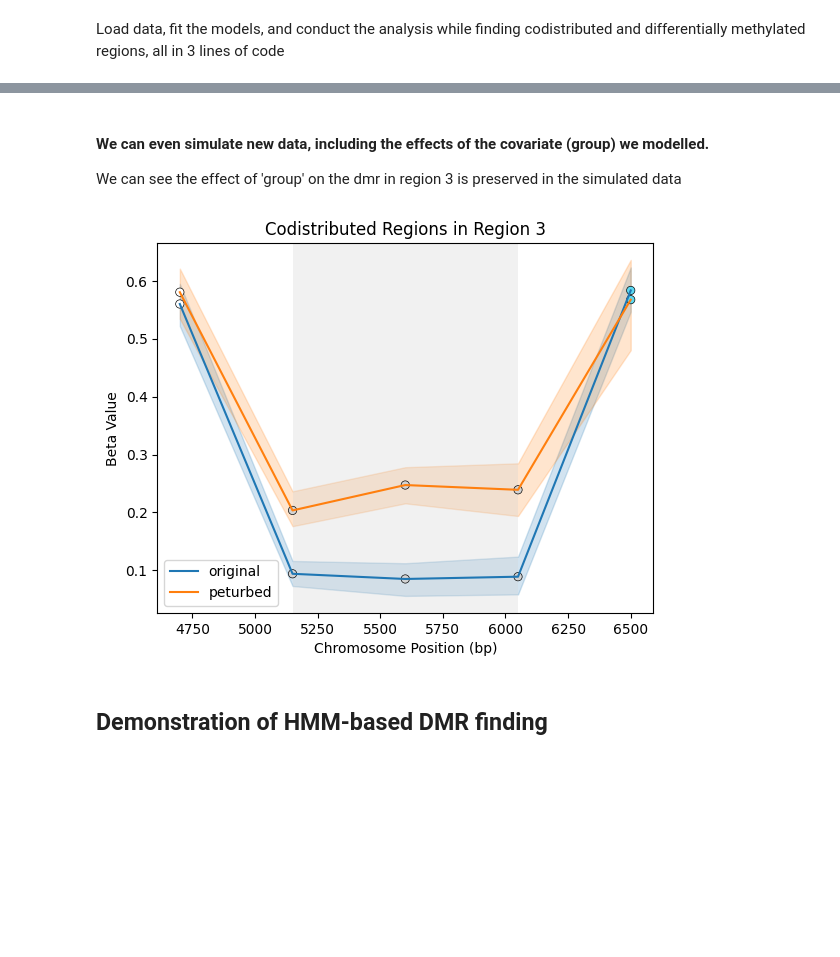
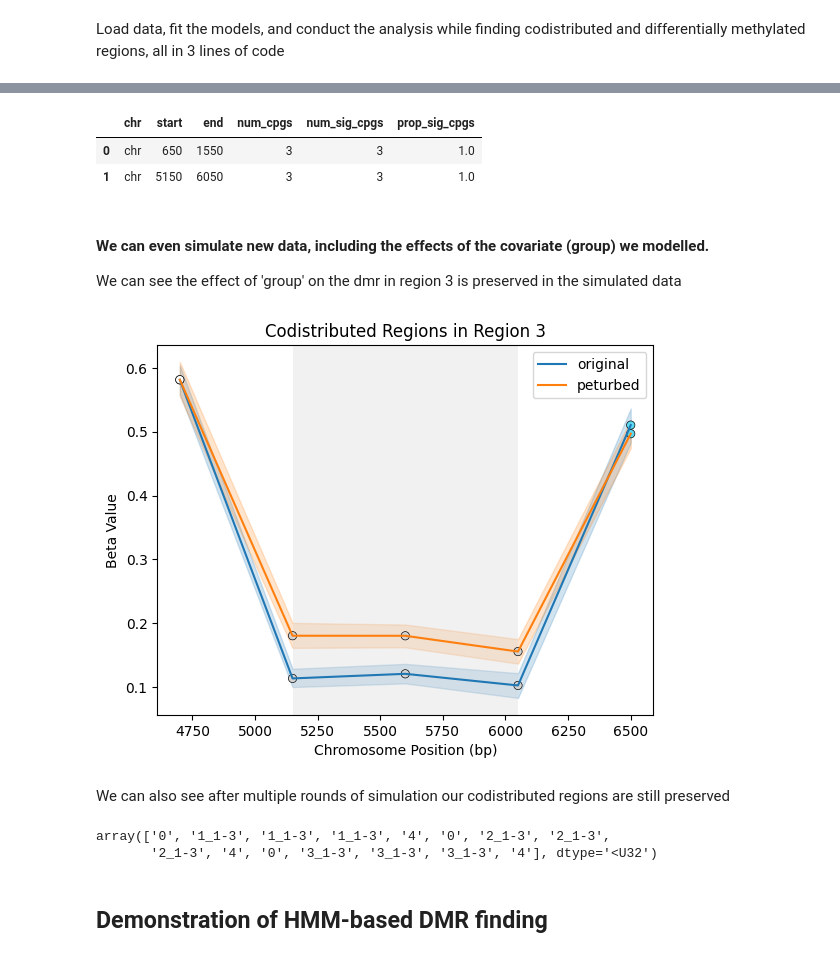
Before and after one commit to AndyCGraham/pyMethTools, a Jupyter notebook: vignettes/vignette.ipynb, the cells around one changed output, grey strips where cells are left out. Cells and saved outputs as stored; diff of their text form; code cells hidden in the pictures; blank space fills up the shorter version.

```diff
--- a/vignettes/vignette.ipynb
+++ b/vignettes/vignette.ipynb
@@ -14,9 +14,9 @@ np.random.seed(42)
 # %% [markdown]
 ## Simulate some data (15 cpgs spread across 3 regions with 15 samples)
 # %%
-sample_size=15
+sample_size=50
 n_cpg=15
-read_depth=30
+read_depth=50
 meth_levels=[0.5,0.05,0.05,0.05,0.5,0.9,0.1,0.1,0.1,0.8, 0.6,0.12,0.13,0.12,0.5]
 coverage = np.empty(shape=(n_cpg,sample_size), dtype=int)
 meth = np.empty(shape=(n_cpg,sample_size), dtype=int)
@@ -63,9 +67,9 @@ We can see in this simple example we found that the middle three cpgs in each re
 We can also simulate a pertubation to a set of samples, which alters the level of methylation in some of these regions.
 This is done by setting adjust factor, which specifies the log2FoldChange of the proportion of reads methylated at a CpG. This adjust factor will be applied to cpgs in n_diff_regions (here 2), with half of the regions experiencing a negative change and half a positive change in the number of reads methylated over their CpGs by default (change the prop_pos paramter to alter this).
 # %%
-sim_meth,sim_coverage,adjust,adjust_regions=obj.sim_multiple_cpgs(sample_size=15,
+sim_meth,sim_coverage,adjust,adjust_regions=obj.sim_multiple_cpgs(sample_size=sample_size,
                                                                   use_codistrib_regions=True,
-                                                                  ncpu=1,adjust_factor=0.15,
+                                                                  ncpu=1,adjust_factor=0.05,
                                                                   n_diff_regions=[2,0],
                                                                   chunksize=1)
 combined_meth=np.concatenate([meth,sim_meth],axis=1)
@@ -93,7 +97,13 @@ Let's see if we can pick up these pertubations using beta binomial regression
 Make a design matrix for proportion of reads methylated (X) and the dispersion of methylation (X_star).
 We will include the intercept in both, and with an additional column specifying whether the samples were perterbed in X.
 # %%
-X=np.vstack([np.repeat(1,30),np.repeat([0,1],15)]).T
+X=np.vstack([np.repeat([0,1],sample_size),np.repeat([0,1,0,1],sample_size/2)]).T
 X=pd.DataFrame(X)
-X.columns=['intercept','group']
-X_star = X.drop(columns='group')
+X.columns=['group',"timepoint"]
+from patsy import dmatrix
+X = dmatrix(
+            "group + timepoint + group:timepoint",
+            data=X,
+            return_type='dataframe'
+        )
+X_star = X.iloc[:,[0]].copy()
@@ -200,17 +246,36 @@ array(['0', '1_1-3', '1_1-3', '1_1-3', '4', '0', '2_1-3', '2_1-3',
+# %%
+region_res
+# %% [output]
+|  | chr | start | end | num_cpgs | num_sig_cpgs | prop_sig_cpgs |
+| 0 | chr | 650 | 1550 | 3 | 3 | 1.0 |
+| 1 | chr | 5150 | 6050 | 3 | 3 | 1.0 |
 # %% [markdown]
 #### We can even simulate new data, including the effects of the covariate (group) we modelled.
 We can see the effect of 'group' on the dmr in region 3 is preserved in the simulated data
 # %%
-X_sim=np.vstack([np.repeat(1,30),np.repeat([0,1],15)]).T
+sample_size_2 = 30
+X_sim=np.vstack([np.repeat([0,1],sample_size_2),np.repeat([0,1,0,1],sample_size_2/2)]).T
 X_sim=pd.DataFrame(X_sim)
-X_sim.columns=['intercept','group']
-X_star_sim = X_sim.drop(columns='group')
-sim_meth,sim_coverage=obj.sim_multiple_cpgs(X_sim,X_star_sim,sample_size=30,use_codistrib_regions=True,ncpu=1,adjust_factor=0)
+X_sim.columns=['group',"timepoint"]
+X_sim = dmatrix(
+            "group + timepoint + group:timepoint",
+            data=X_sim,
+            return_type='dataframe'
+        )
+X_star_sim = X_sim.iloc[:,[0]].copy()
+sim_meth,sim_coverage=obj.sim_multiple_cpgs(X_sim,X_star_sim,sample_size=sample_size_2*2,use_codistrib_regions=True,ncpu=1,adjust_factor=0)
 # %%
 beta_vals_sim = sim_meth/sim_coverage
-obj.region_plot(3, beta_vals=beta_vals_sim,contrast=np.repeat(["original","peturbed"],15))
+obj.region_plot(3, beta_vals=beta_vals_sim,contrast=np.repeat(["original","peturbed"],sample_size_2))
 # %% [output]
-[figure, old version]
+[figure, new version]
+# %% [markdown]
+We can also see after multiple rounds of simulation our codistributed regions are still preserved
+# %%
+obj.codistrib_regions
+# %% [output]
+array(['0', '1_1-3', '1_1-3', '1_1-3', '4', '0', '2_1-3', '2_1-3',
+       '2_1-3', '4', '0', '3_1-3', '3_1-3', '3_1-3', '4'], dtype='<U32')
 # %% [markdown]
 ## Demonstration of HMM-based DMR finding
 # %%
```
Also changed, not shown: parts of 30 cells of this notebook, 10 other files.
